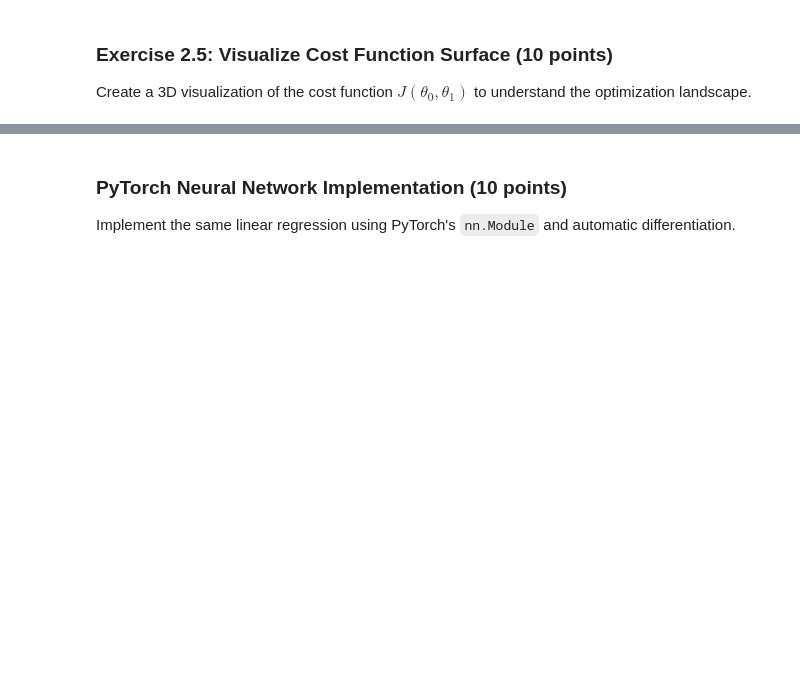
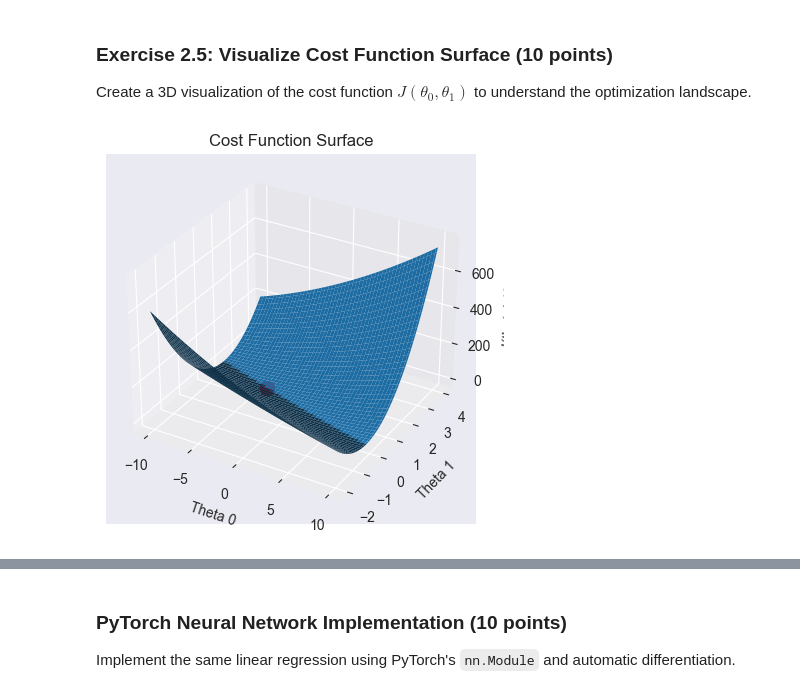
Before and after one commit to MrDNAlex/NE-452-Special-Topics-in-Nanoscale-Simulations, a Jupyter notebook: Assignments/Machine-Learning/Assignment2.ipynb, the cells around one changed output, grey strips where cells are left out. Drawn from its saved outputs; the diff is of its cells as text; code cells hidden in the pictures; blank space fills up the shorter version.

```diff
--- a/Assignments/Machine-Learning/Assignment2.ipynb
+++ b/Assignments/Machine-Learning/Assignment2.ipynb
@@ -382,23 +459,55 @@ print("✓ Passed (10/10 points)")
 ### Exercise 2.5: Visualize Cost Function Surface (10 points)
 
 Create a 3D visualization of the cost function $J(\theta_0, \theta_1)$ to understand the optimization landscape.
-# %%
-def visualize_cost_function(X, y, theta_optimal):
-    """
-    Visualize the cost function J(theta) as a surface plot.
-
-    Args:
-        X: Input features with intercept
-        y: Target values
-        theta_optimal: Optimal theta from gradient descent
-    """
-    # YOUR CODE HERE
-    raise NotImplementedError()
-    # YOUR CODE HERE
-    raise NotImplementedError()
-
-# Visualize cost function
-visualize_cost_function(X_with_intercept, y, theta_optimal)
+# %%
+def visualize_cost_function(X, y, theta_optimal):
+    """
+    Visualize the cost function J(theta) as a surface plot.
+
+    Args:
+        X: Input features with intercept
+        y: Target values
+        theta_optimal: Optimal theta from gradient descent
+    """
+    # Define the Fidelity of the Landscape
+    N = 100
+
+    # Create a Grid for the theta values
+    theta0Vals = np.linspace(-10, 10, N)
+    theta1Vals = np.linspace(-2, 4, N)
+
+    # Create a Grid for the Cost Landscape
+    JVals = np.zeros((N, N))
+
+    # Compute the cost atv each point on the grid
+    for i in range(N):
+        for j in range(N):
+            t = torch.tensor([[theta0Vals[i]], [theta1Vals[j]]], dtype=torch.float32)
+            JVals[i, j] = compute_cost(X, y, t)
+
+    # Create a Mesh Grid
+    T0, T1 = np.meshgrid(theta0Vals, theta1Vals)
+    JPlot = JVals.T
+
+    # Plot the figure
+    fig = plt.figure()
+    ax = fig.add_subplot(111, projection='3d')
+    ax.plot_surface(T0, T1, JPlot)
+    ax.set_xlabel('Theta 0')
+    ax.set_ylabel('Theta 1')
+    ax.set_zlabel('J(theta) (Cost)')
+    ax.set_title('Cost Function Surface')
+
+    # Mark the Optimal Theta Value
+    ax.scatter(theta_optimal[0].item(), theta_optimal[1].item(),
+               compute_cost(X, y, theta_optimal), s=100, c="r")
+
+    plt.show()
+
+# Visualize cost function
+visualize_cost_function(X_with_intercept, y, theta_optimal)
+# %% [output]
+[figure, added]
 # %%
 # Test visualization (just check it runs)
 try:
```
Also changed, not shown: parts of 16 cells of this notebook.
